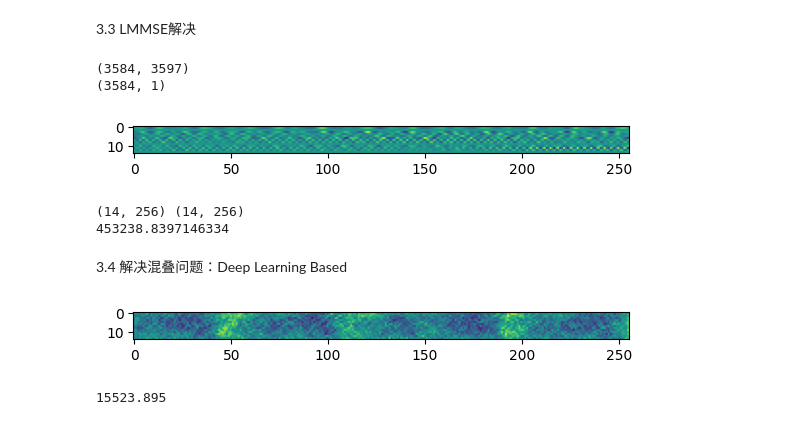
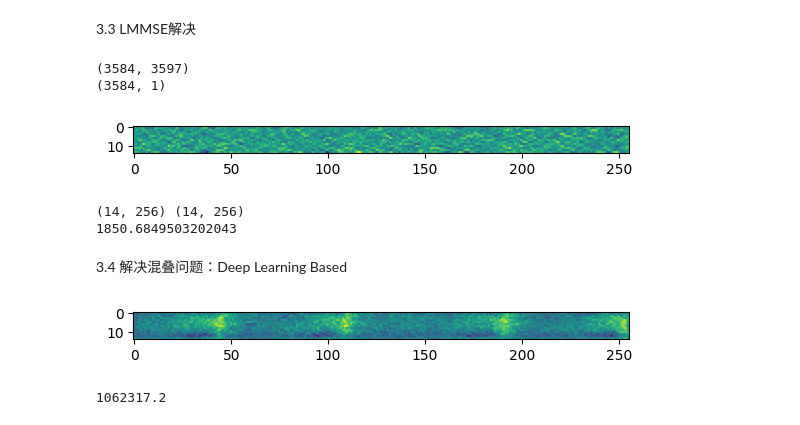
Before and after one commit to auto-Dog/MOAC_deep, a Jupyter notebook: src/time_freq_unaligend.ipynb, the cells around one changed output. Saved outputs shown, nothing was run; the diff lists cells and outputs as text; code cells hidden in the pictures.

```diff
--- a/src/time_freq_unaligend.ipynb
+++ b/src/time_freq_unaligend.ipynb
@@ -258,18 +258,21 @@ print(np.mean(np.abs(np.sum(x_re_mat,axis=0)-np.sum(d_data,axis=0))**2))
 # %%
 # 计算每一行的均值
 mean_vector = np.mean(d_data, axis=1)
-d_vector = np.tile(mean_vector.flatten(),L_symbols)
-d_hat_mat = csr_matrix(np.diag(d_vector))
+mu_vec = csr_matrix(np.tile(mean_vector.flatten(),L_symbols))
+
 # 计算每一行的方差
 variance_vector = np.var(d_data, axis=1)
-delta_vec = csr_matrix(np.tile(variance_vector.flatten(),L_symbols))
+d_vector = np.tile(variance_vector.flatten(),L_symbols)
+d_hat_mat = csr_matrix(np.diag(d_vector))
+
+
 pn = get_pn(y_out.flatten(),SNR_db_global)
 noise_sigma = csr_matrix(np.diag([1.]*(M_users*(L_symbols+1)-1)))
 tmp_inv_mat = srlg.inv(D_array_csr @ d_hat_mat @ D_array_csr.T.conj() + noise_sigma)
 a_mat = d_hat_mat @ D_array_csr.T.conj() @ tmp_inv_mat
 I_mat = np.diag([1.]*(M_users*L_symbols))
 print(a_mat.shape)
-restored = a_mat @ y_out.reshape(-1,1) + (I_mat - a_mat @ D_array_csr) @ delta_vec.reshape(-1,1)
+restored = a_mat @ y_out.reshape(-1,1) + (I_mat - a_mat @ D_array_csr) @ mu_vec.reshape(-1,1)
 print(restored.shape)
 x_re_mat1 = restored.flatten()[:L_symbols*M_users].reshape(L_symbols,M_users).T
 x_re_mat1 = np.real(x_re_mat1)
@@ -283,20 +286,20 @@ print(np.mean(np.abs(sum_est-sum_gt)**2))
 # %% [output]
 (3584, 3597)
 (3584, 1)
-[figure, old version]
+[figure, new version]
 (14, 256) (14, 256)
-453238.8397146334
+1850.6849503202043
 # %% [markdown]
 3.4 解决混叠问题：Deep Learning Based
 # %%
 # tiny U-Net
 from single_inference import inference
 # hh = np.array([1.]*20).reshape(-1,1)
-output,image = inference(y_out.flatten(),'../model_new.pth',M_users,L_symbols,hh,SNR_db_global)
+output,image = inference(y_out.flatten(),'../model_Umod1.pth',M_users,L_symbols,hh,SNR_db_global)
 image = image.real
 plt.imshow(image)
 plt.show()
 print(np.mean(np.abs(np.sum(image,axis=0)-np.sum(d_data,axis=0))**2))
 # %% [output]
-[figure, old version]
+[figure, new version]
-15523.895
+1062317.2
```
Also changed, not shown: parts of 1 cell of this notebook, 3 other files.
